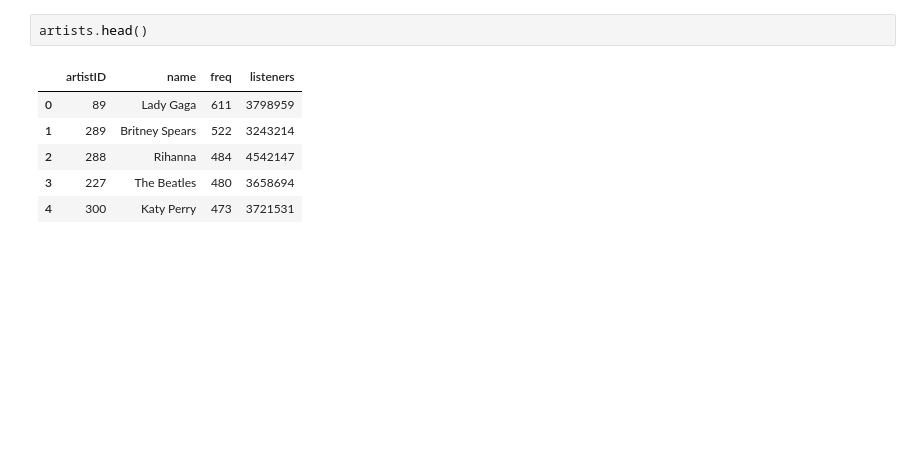
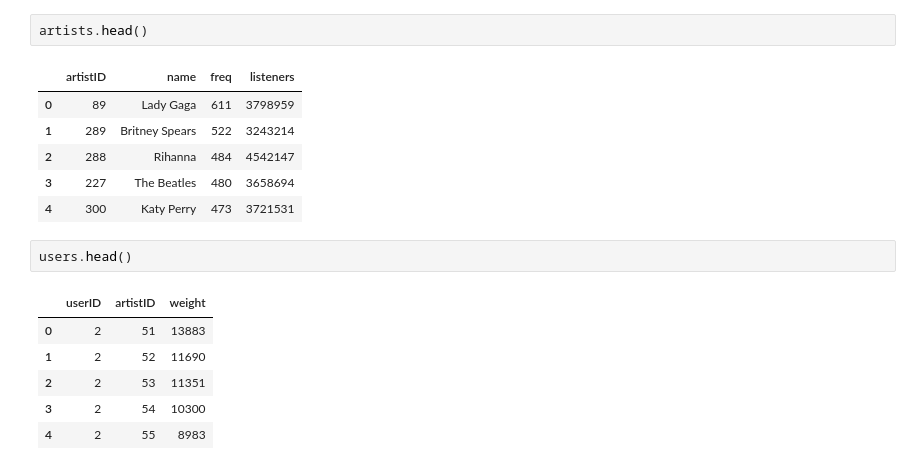
Before and after one commit to beasicilia14/ML3_Project2, a Jupyter notebook: ml3_project2.ipynb, the cells around one changed output. Drawn from its saved outputs; the diff is of its cells as text; blank space fills up the shorter version.

```diff
--- a/ml3_project2.ipynb
+++ b/ml3_project2.ipynb
@@ -30,3 +30,12 @@ artists.head()
 | 2 | 288 | Rihanna | 484 | 4542147 |
 | 3 | 227 | The Beatles | 480 | 3658694 |
 | 4 | 300 | Katy Perry | 473 | 3721531 |
+# %%
+users.head()
+# %% [output]
+|  | userID | artistID | weight |
+| 0 | 2 | 51 | 13883 |
+| 1 | 2 | 52 | 11690 |
+| 2 | 2 | 53 | 11351 |
+| 3 | 2 | 54 | 10300 |
+| 4 | 2 | 55 | 8983 |
```
Also changed, not shown: parts of 4 cells of this notebook.
